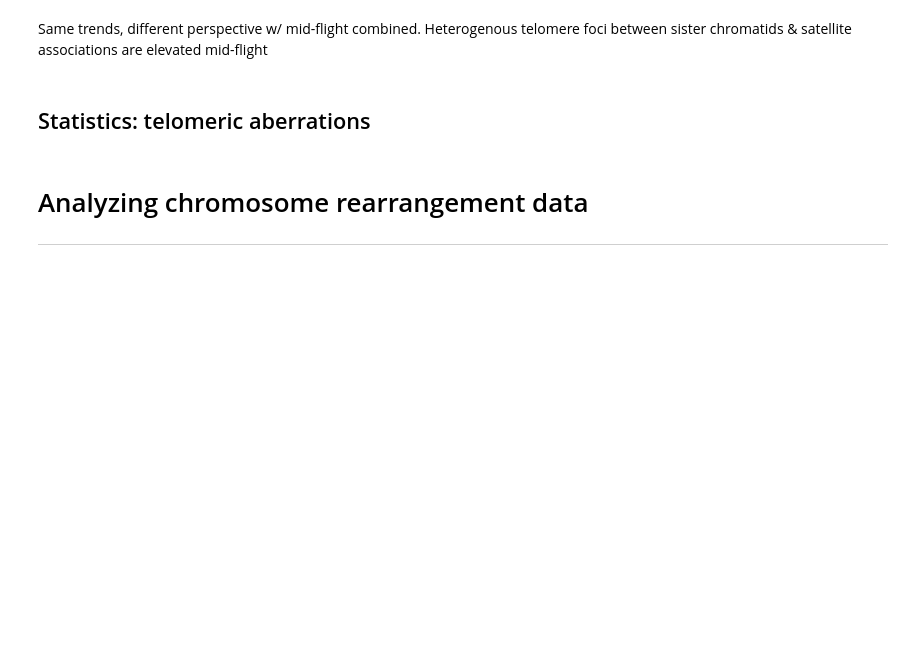
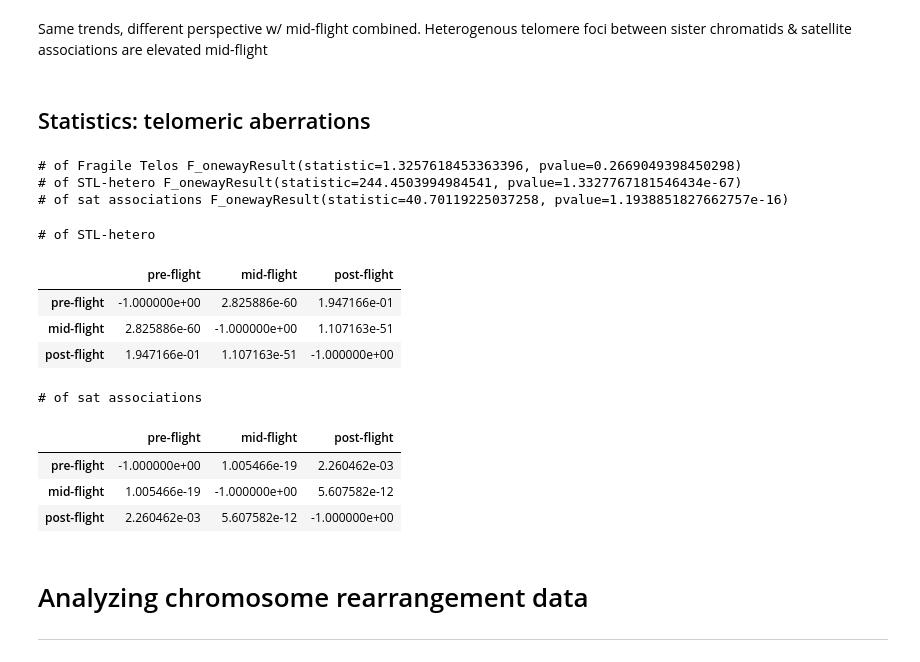
Before and after one commit to Jared-Luxton/NASA-astronauts-telomeres-chromosomes, a Jupyter notebook: NASA_chr_aberr/02b NASA Astros Chr and Telo Aberr Data Visualization and Statistics.ipynb, the cells around one changed output. Drawn from its saved outputs; the diff is of its cells as text; code cells hidden in the pictures; blank space fills up the shorter version.

```diff
--- a/NASA_chr_aberr/02b NASA Astros Chr and Telo Aberr Data Visualization and Statistics.ipynb
+++ b/NASA_chr_aberr/02b NASA Astros Chr and Telo Aberr Data Visualization and Statistics.ipynb
@@ -94,6 +95,44 @@ ax2= sns.catplot(x=x, y=y, data=data2, hue=hue, kind='bar', height=4, aspect=3)
 Same trends, different perspective w/ mid-flight combined. Heterogenous telomere foci between sister chromatids & satellite associations are elevated mid-flight
 # %% [markdown]
 ## Statistics: telomeric aberrations
+# %%
+# conducting one-way ANOVA for telomeric aberrations
+df = mid_combined_melt_all_astro_telo_aberr
+aberrations = list(df['aberration type'].unique())
+# %%
+aberr_anova_values = []
+
+for aberr in aberrations:
+
+    g_1 = df[(df['flight status new'] == 'pre-flight') & (df['aberration type'] == aberr)]['count per cell']
+    g_2 = df[(df['flight status new'] == 'mid-flight') & (df['aberration type'] == aberr)]['count per cell']
+    g_3 = df[(df['flight status new'] == 'post-flight') & (df['aberration type'] == aberr)]['count per cell']
+
+    aberr_anova_values.append([aberr, stats.f_oneway(g_1, g_2, g_3)])
+    print(aberr, stats.f_oneway(g_1, g_2, g_3))
+# %% [output]
+# of Fragile Telos F_onewayResult(statistic=1.3257618453363396, pvalue=0.2669049398450298)
+# of STL-hetero F_onewayResult(statistic=244.4503994984541, pvalue=1.3327767181546434e-67)
+# of sat associations F_onewayResult(statistic=40.70119225037258, pvalue=1.1938851827662757e-16)
+# %%
+for aberr_item in ['# of STL-hetero', '# of sat associations']:
+
+    df_aberr = df[df['aberration type'] == aberr_item]
+    print(aberr_item)
+    display(sp.posthoc_ttest(df_aberr, val_col='count per cell',
+          group_col='flight status new', equal_var=False))
+    print('\n')
+# %% [output]
+# of STL-hetero
+|  | pre-flight | mid-flight | post-flight |
+| pre-flight | -1.000000e+00 | 2.825886e-60 | 1.947166e-01 |
+| mid-flight | 2.825886e-60 | -1.000000e+00 | 1.107163e-51 |
+| post-flight | 1.947166e-01 | 1.107163e-51 | -1.000000e+00 |
+# of sat associations
+|  | pre-flight | mid-flight | post-flight |
+| pre-flight | -1.000000e+00 | 1.005466e-19 | 2.260462e-03 |
+| mid-flight | 1.005466e-19 | -1.000000e+00 | 5.607582e-12 |
+| post-flight | 2.260462e-03 | 5.607582e-12 | -1.000000e+00 |
 # %% [markdown]
 # Analyzing chromosome rearrangement data
 ---
```
Also changed, not shown: parts of 6 cells of this notebook.
